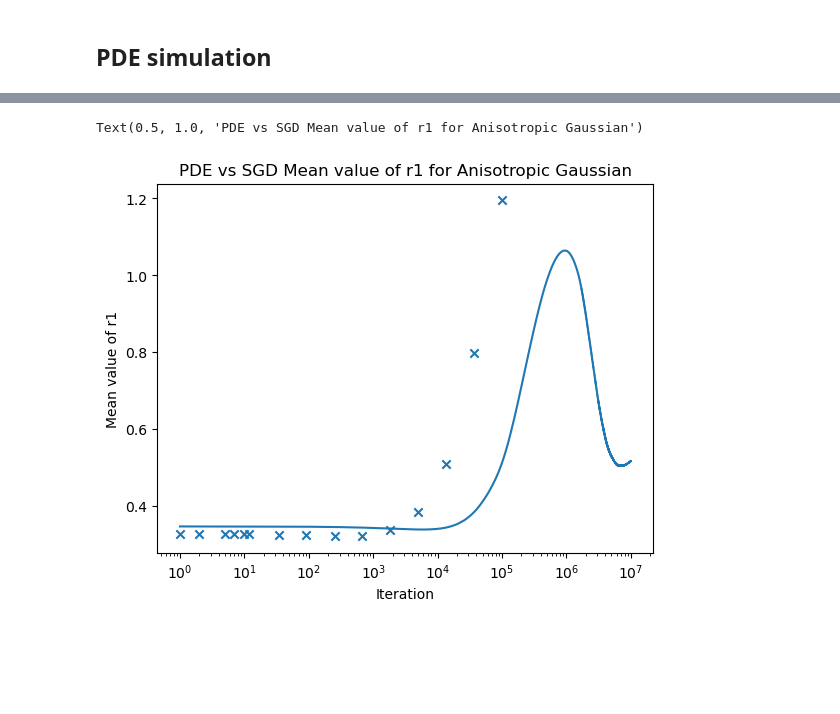
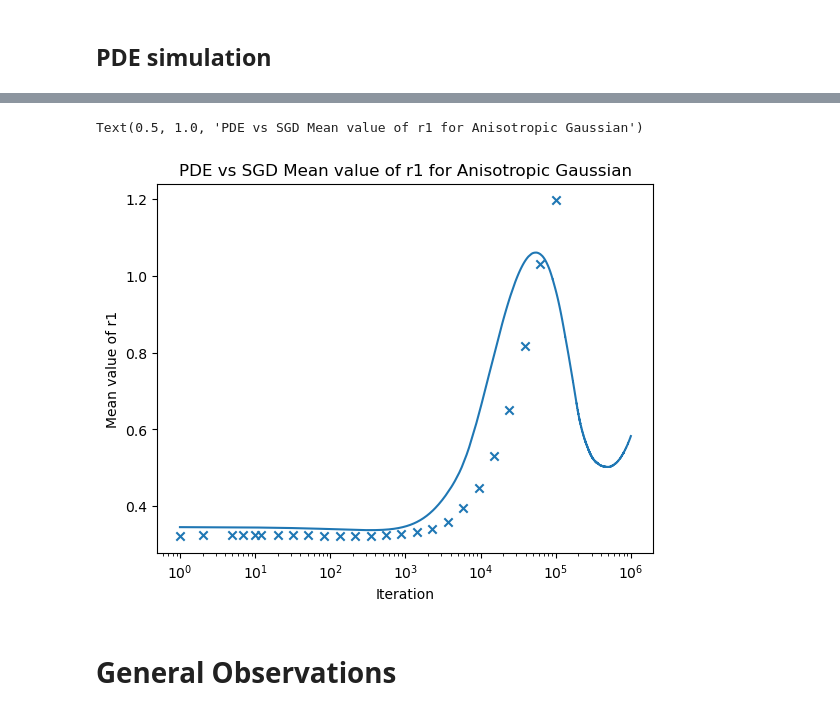
Before and after one commit to PantelisTass/Imperial-UROP-Project-SGD, a Jupyter notebook: SGD Anisotropic Gaussians.ipynb, the cells around one changed output, grey strips where cells are left out. Drawn from its saved outputs; the diff is of its cells as text; code cells hidden in the pictures; blank space fills up the shorter version.

```diff
--- a/SGD Anisotropic Gaussians.ipynb
+++ b/SGD Anisotropic Gaussians.ipynb
@@ -159,15 +259,5 @@ def stochastic_gradient_descent(d, s_0, Delta, N, epsilon = 1e-5, num_epochs = 1
             print('Epoch: {}, MSE: {}'.format(epoch, mse))
 
     return weights, np.array(risk), mean_a, mean_b, mean_r1
-# %%
-N = 800
-d = 60
-s_0 = 32
-Delta = 0.4
-weights = np.random.multivariate_normal([0]*d, np.diag([(0.8)**2/d]*d), N).reshape(N, d)
-
-M = int(1e3)
-x_sample, y_sample = random_sample_anisotropic(d, Delta, M, s_0)
-mse = np.mean((y_sample-neural_net_relu(a, b, weights, x_sample))**2)
 # %%
 def nesterov_accelerated_gd(d, s_0, Delta, N, epsilon = 1e-5, r = 3, num_epochs = 1000):
@@ -645,7 +811,23 @@ def grad_R_inf(r, Delta):
 # %%
 #simulate pde
 def pde_sim(d = 320, J = 1, epsilon = 2e-4, Delta = 0.2, s_0 = 60):
-    Interval = 10**np.linspace(-0,np.log10(epsilon*1e7), int(1e5))
+    """
+    Simulate a partial differential equation (PDE) risk using Langevin dynamics.
+
+    Parameters:
+    d (int): Dimensionality of the data.
+    J (int): Number of samples.
+    epsilon (float): Time step.
+    Delta (float): Anisotropy factor.
+    s_0 (int): Number of dimensions with larger variance (anisotropy).
+
+    Returns:
+    ndarray: Risk values at different time steps.
+    ndarray: Mean values of parameter 'a' at each time step.
+    ndarray: Mean values of parameter 'b' at each time step.
+    ndarray: Mean values of parameter 'r1' at each time step.
+    """
+    Interval = 10**np.linspace(-5,np.log10(epsilon*1e7), int(1e5))
     risk = []
     mean_a = []
     mean_b = []
@@ -715,6 +899,6 @@ pde_risk, mean_a_pde, mean_b_pde, mean_r1_pde = pde_sim(d = 320, J = 400, epsilo
 # %%
 epsilon = (2e-4)
-Interval = 10**np.linspace(-0, np.log10(epsilon*1e7), int(1e5))
+Interval = 10**np.linspace(-5, np.log10(epsilon*1e7), int(1e5))
 
 discretised_pde = lambda k: pde_risk[np.abs(Interval - epsilon**(4/4)*k).argmin()]
 pde_loss = np.vectorize(discretised_pde)
@@ -728,8 +912,8 @@ avg_b_pde = np.vectorize(b_pde)
 r1_pde = lambda k: mean_r1_pde[np.abs(Interval - epsilon**(4/4)*k).argmin()]
 avg_r1_pde = np.vectorize(r1_pde)
 
-iters = np.linspace(1, int(1e7+1), int(1e5))
-indices = [1,2,5,7,10]+[int(a) for a in 10**(np.linspace(1.1, 5, 10))]
+iters = np.linspace(1, int(1e6), int(1e5))
+indices = [1,2,5,7,10]+[int(a) for a in 10**(np.linspace(1.1, 5, 20))]
 # %%
 plt.plot(iters, pde_loss(iters),  label = 'PDE risk, Delta: 0.4')
 plt.scatter(np.array(indices), risk_SGD, marker = 'x', label = 'SGD risk, Delta: 0.4')
@@ -769,10 +953,12 @@ plt.show()
 # %%
-plt.plot(iters, avg_r1_pde(iters), label = 'PDE mean value of r1, Delta: 0.2')
-plt.scatter(np.array(indices), r1_SGD, marker = 'x', label = 'SGD mean value of r1, Delta: 0.2')
+plt.plot(iters, avg_r1_pde(iters), label = 'PDE mean value of r1, Delta: 0.4')
+plt.scatter(np.array(indices), r1_SGD, marker = 'x', label = 'SGD mean value of r1, Delta: 0.4')
 plt.xscale('log')
 plt.xlabel('Iteration')
 plt.ylabel('Mean value of r1')
 plt.title('PDE vs SGD Mean value of r1 for Anisotropic Gaussian')
 # %% [output]
 Text(0.5, 1.0, 'PDE vs SGD Mean value of r1 for Anisotropic Gaussian')
-[figure, old version]
+[figure, new version]
+# %% [markdown]
+# General Observations
```
Also changed, not shown: parts of 16 cells of this notebook.
